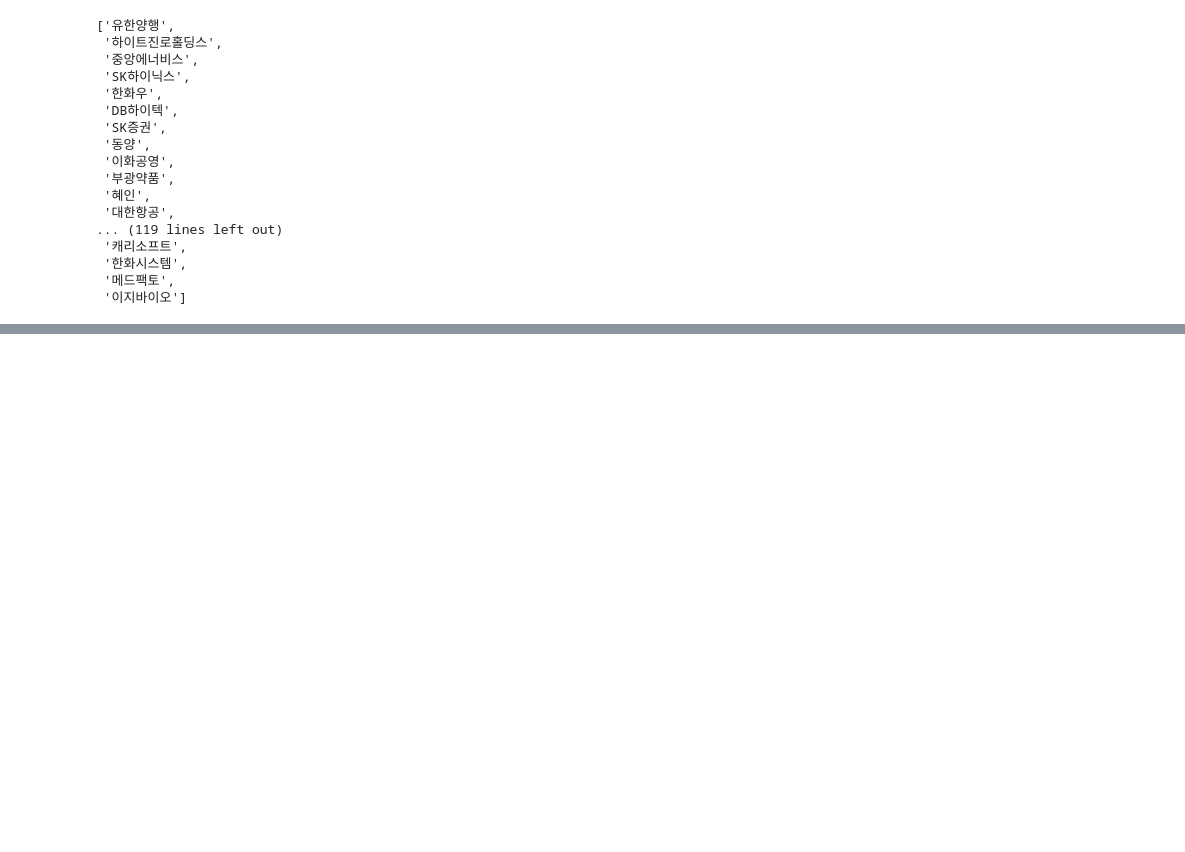
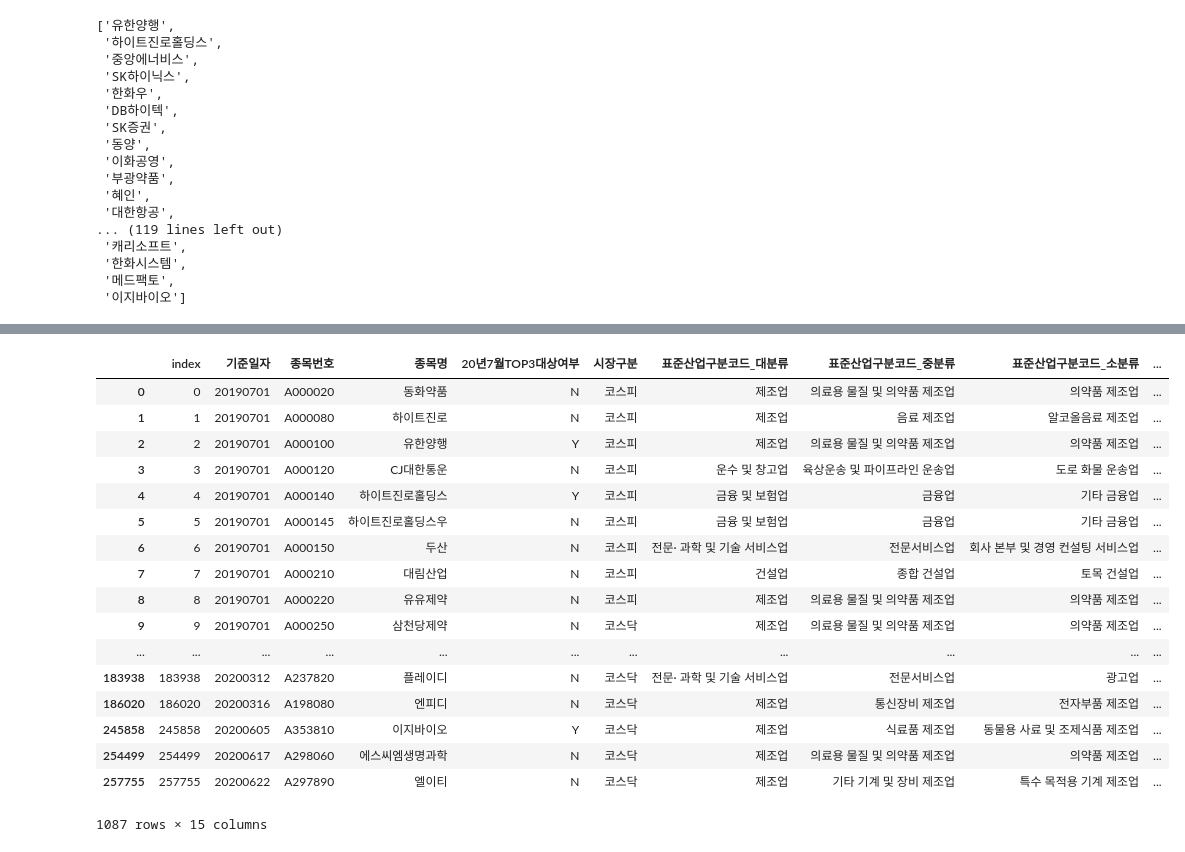
Before and after one commit to NahahaNahaha/Stock_MiraeAsset, a Jupyter notebook: ML_mirae.ipynb, the cells around one changed output, grey strips where cells are left out. Cells and saved outputs as stored; diff of their text form; code cells hidden in the pictures; blank space fills up the shorter version.

```diff
--- a/ML_mirae.ipynb
+++ b/ML_mirae.ipynb
@@ -191,0 +247,21 @@ dtype: int64
+# %%
+stock_data.drop_duplicates(subset=['종목번호'])
+# %% [output]
+|  | index | 기준일자 | 종목번호 | 종목명 | 20년7월TOP3대상여부 | 시장구분 | 표준산업구분코드_대분류 | 표준산업구분코드_중분류 | 표준산업구분코드_소분류 | ... |
+| 0 | 0 | 20190701 | A000020 | 동화약품 | N | 코스피 | 제조업 | 의료용 물질 및 의약품 제조업 | 의약품 제조업 | ... |
+| 1 | 1 | 20190701 | A000080 | 하이트진로 | N | 코스피 | 제조업 | 음료 제조업 | 알코올음료 제조업 | ... |
+| 2 | 2 | 20190701 | A000100 | 유한양행 | Y | 코스피 | 제조업 | 의료용 물질 및 의약품 제조업 | 의약품 제조업 | ... |
+| 3 | 3 | 20190701 | A000120 | CJ대한통운 | N | 코스피 | 운수 및 창고업 | 육상운송 및 파이프라인 운송업 | 도로 화물 운송업 | ... |
+| 4 | 4 | 20190701 | A000140 | 하이트진로홀딩스 | Y | 코스피 | 금융 및 보험업 | 금융업 | 기타 금융업 | ... |
+| 5 | 5 | 20190701 | A000145 | 하이트진로홀딩스우 | N | 코스피 | 금융 및 보험업 | 금융업 | 기타 금융업 | ... |
+| 6 | 6 | 20190701 | A000150 | 두산 | N | 코스피 | 전문· 과학 및 기술 서비스업 | 전문서비스업 | 회사 본부 및 경영 컨설팅 서비스업 | ... |
+| 7 | 7 | 20190701 | A000210 | 대림산업 | N | 코스피 | 건설업 | 종합 건설업 | 토목 건설업 | ... |
+| 8 | 8 | 20190701 | A000220 | 유유제약 | N | 코스피 | 제조업 | 의료용 물질 및 의약품 제조업 | 의약품 제조업 | ... |
+| 9 | 9 | 20190701 | A000250 | 삼천당제약 | N | 코스닥 | 제조업 | 의료용 물질 및 의약품 제조업 | 의약품 제조업 | ... |
+| ... | ... | ... | ... | ... | ... | ... | ... | ... | ... | ... |
+| 183938 | 183938 | 20200312 | A237820 | 플레이디 | N | 코스닥 | 전문· 과학 및 기술 서비스업 | 전문서비스업 | 광고업 | ... |
+| 186020 | 186020 | 20200316 | A198080 | 엔피디 | N | 코스닥 | 제조업 | 통신장비 제조업 | 전자부품 제조업 | ... |
+| 245858 | 245858 | 20200605 | A353810 | 이지바이오 | Y | 코스닥 | 제조업 | 식료품 제조업 | 동물용 사료 및 조제식품 제조업 | ... |
+| 254499 | 254499 | 20200617 | A298060 | 에스씨엠생명과학 | N | 코스닥 | 제조업 | 의료용 물질 및 의약품 제조업 | 의약품 제조업 | ... |
+| 257755 | 257755 | 20200622 | A297890 | 엘이티 | N | 코스닥 | 제조업 | 기타 기계 및 장비 제조업 | 특수 목적용 기계 제조업 | ... |
+1087 rows × 15 columns
```
Also changed, not shown: parts of 33 cells of this notebook.
